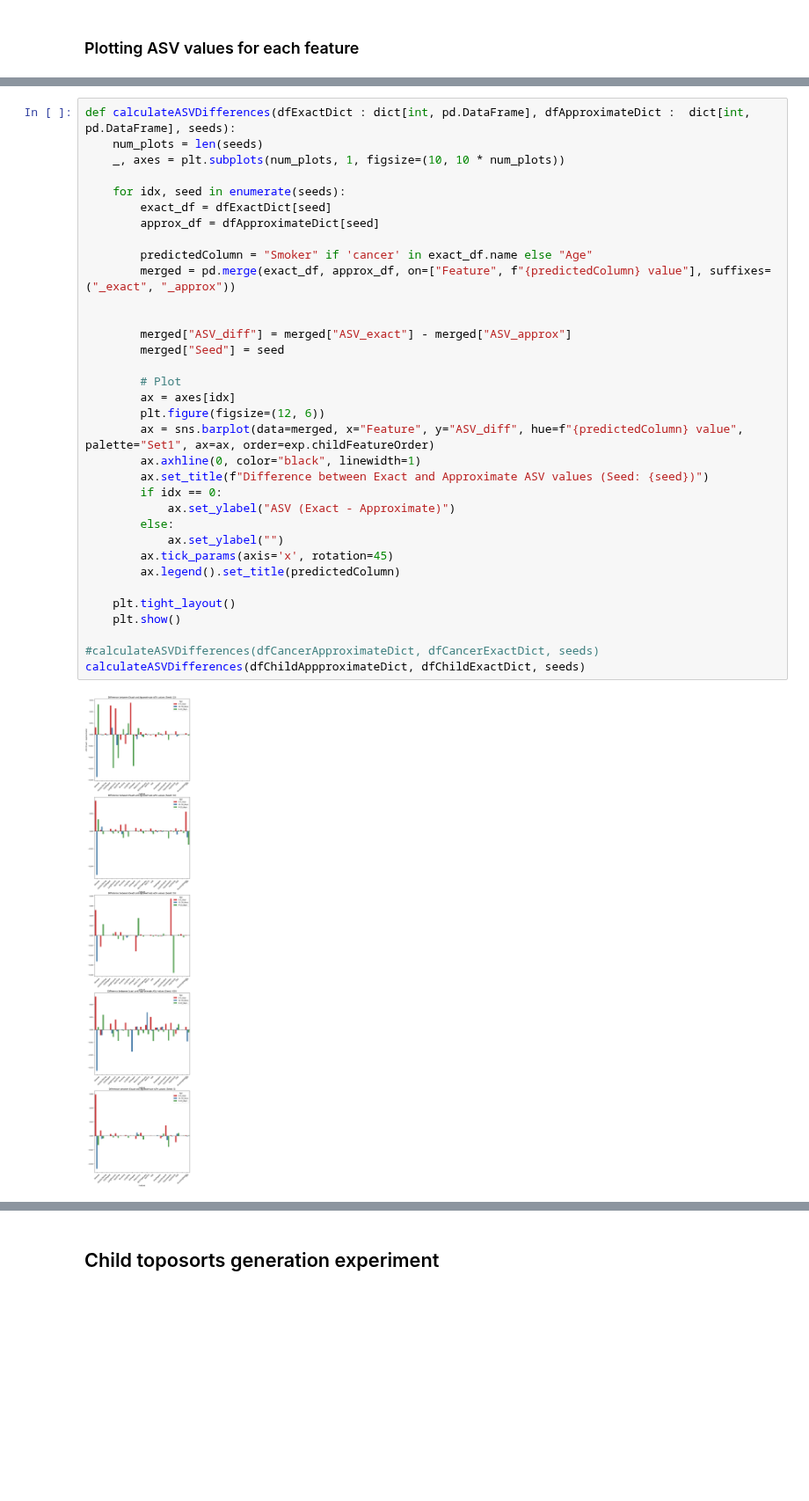
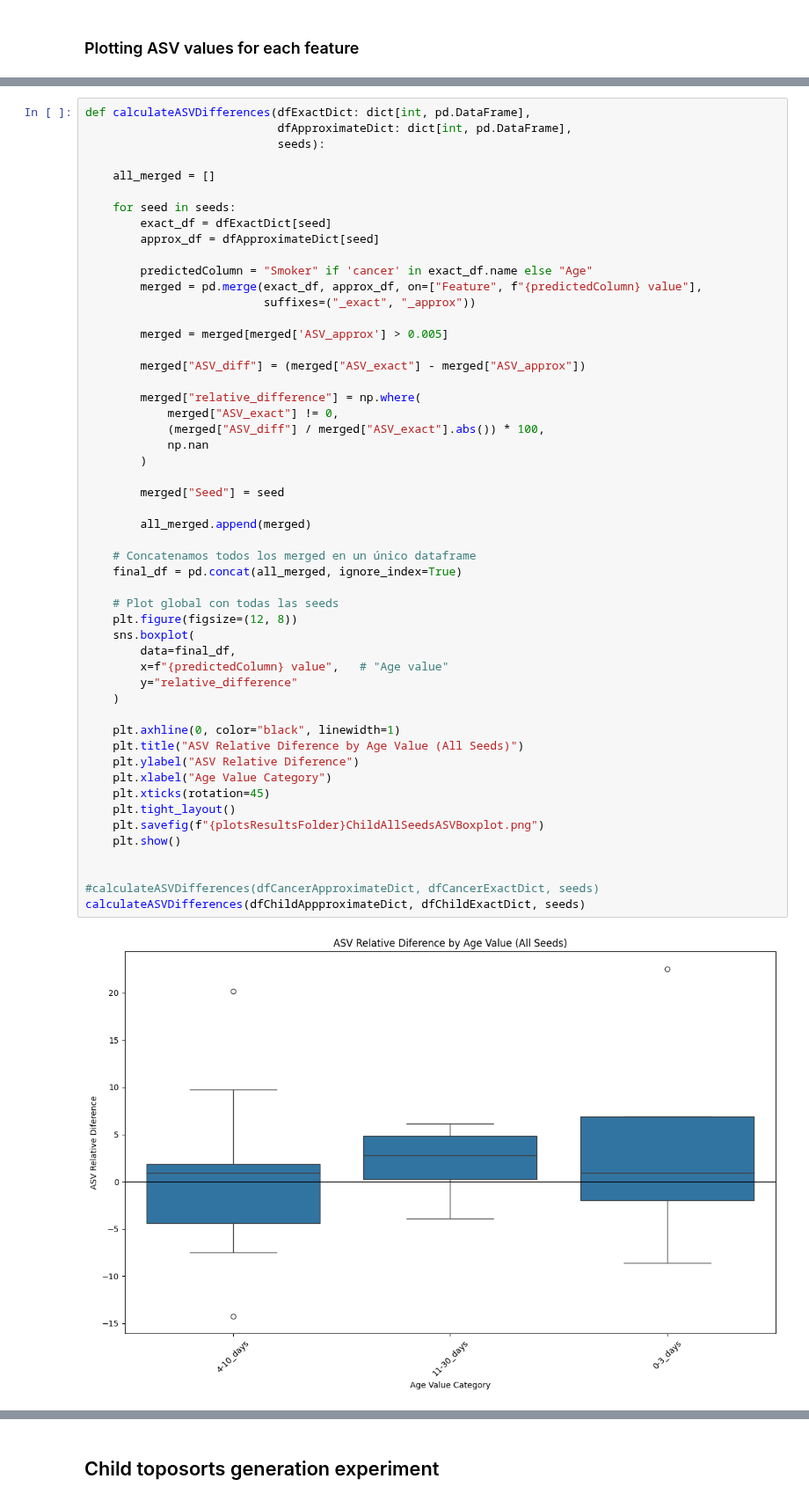
Before and after one commit to EchuCompa/pasantia-BICC, a Jupyter notebook: ApproximateASVExperiments.ipynb, the cells around one changed output, grey strips where cells are left out. Shown at 88% size. Cells and saved outputs as stored; diff of their text form; blank space fills up the shorter version.

Commit message:
Approximate ASV experiments results

```diff
--- a/ApproximateASVExperiments.ipynb
+++ b/ApproximateASVExperiments.ipynb
@@ -117,38 +116,56 @@ exp.plotASVandShapFromDF(dfChildAppproximateDict[420], 'Age value', 420, f"{plot
 plotASVandShapForSeeds(seeds, dfCancerApproximateDict, 'Smoker value')
 plotASVandShapForSeeds(seeds, dfChildAppproximateDict, 'Age value')
 # %%
-def calculateASVDifferences(dfExactDict : dict[int, pd.DataFrame], dfApproximateDict :  dict[int, pd.DataFrame], seeds):
-    num_plots = len(seeds)
-    _, axes = plt.subplots(num_plots, 1, figsize=(10, 10 * num_plots))
+def calculateASVDifferences(dfExactDict: dict[int, pd.DataFrame],
+                            dfApproximateDict: dict[int, pd.DataFrame],
+                            seeds):
 
-    for idx, seed in enumerate(seeds):
+    all_merged = []
+
+    for seed in seeds:
         exact_df = dfExactDict[seed]
         approx_df = dfApproximateDict[seed]
 
         predictedColumn = "Smoker" if 'cancer' in exact_df.name else "Age"
-        merged = pd.merge(exact_df, approx_df, on=["Feature", f"{predictedColumn} value"], suffixes=("_exact", "_approx"))
+        merged = pd.merge(exact_df, approx_df, on=["Feature", f"{predictedColumn} value"],
+                          suffixes=("_exact", "_approx"))
 
+        merged = merged[merged['ASV_approx'] > 0.005]
 
-        merged["ASV_diff"] = merged["ASV_exact"] - merged["ASV_approx"]
+        merged["ASV_diff"] = (merged["ASV_exact"] - merged["ASV_approx"])
+
+        merged["relative_difference"] = np.where(
+            merged["ASV_exact"] != 0,
+            (merged["ASV_diff"] / merged["ASV_exact"].abs()) * 100,
+            np.nan
+        )
+
         merged["Seed"] = seed
 
-        # Plot
-        ax = axes[idx]
-        plt.figure(figsize=(12, 6))
-        ax = sns.barplot(data=merged, x="Feature", y="ASV_diff", hue=f"{predictedColumn} value", palette="Set1", ax=ax, order=exp.childFeatureOrder)
-        ax.axhline(0, color="black", linewidth=1)
-        ax.set_title(f"Difference between Exact and Approximate ASV values (Seed: {seed})")
-        if idx == 0:
-            ax.set_ylabel("ASV (Exact - Approximate)")
-        else:
-            ax.set_ylabel("")
-        ax.tick_params(axis='x', rotation=45)
-        ax.legend().set_title(predictedColumn)
+        all_merged.append(merged)
 
+    # Concatenamos todos los merged en un único dataframe
+    final_df = pd.concat(all_merged, ignore_index=True)
+
+    # Plot global con todas las seeds
+    plt.figure(figsize=(12, 8))
+    sns.boxplot(
+        data=final_df,
+        x=f"{predictedColumn} value",   # "Age value"
+        y="relative_difference"
+    )
+
+    plt.axhline(0, color="black", linewidth=1)
+    plt.title("ASV Relative Diference by Age Value (All Seeds)")
+    plt.ylabel("ASV Relative Diference")
+    plt.xlabel("Age Value Category")
+    plt.xticks(rotation=45)
     plt.tight_layout()
+    plt.savefig(f"{plotsResultsFolder}ChildAllSeedsASVBoxplot.png")
     plt.show()
+
 
 #calculateASVDifferences(dfCancerApproximateDict, dfCancerExactDict, seeds)
 calculateASVDifferences(dfChildAppproximateDict, dfChildExactDict, seeds)
 # %% [output]
-[figure, old version]
+[figure, new version]
```
Also changed, not shown: parts of 5 cells of this notebook, 3 other files.
